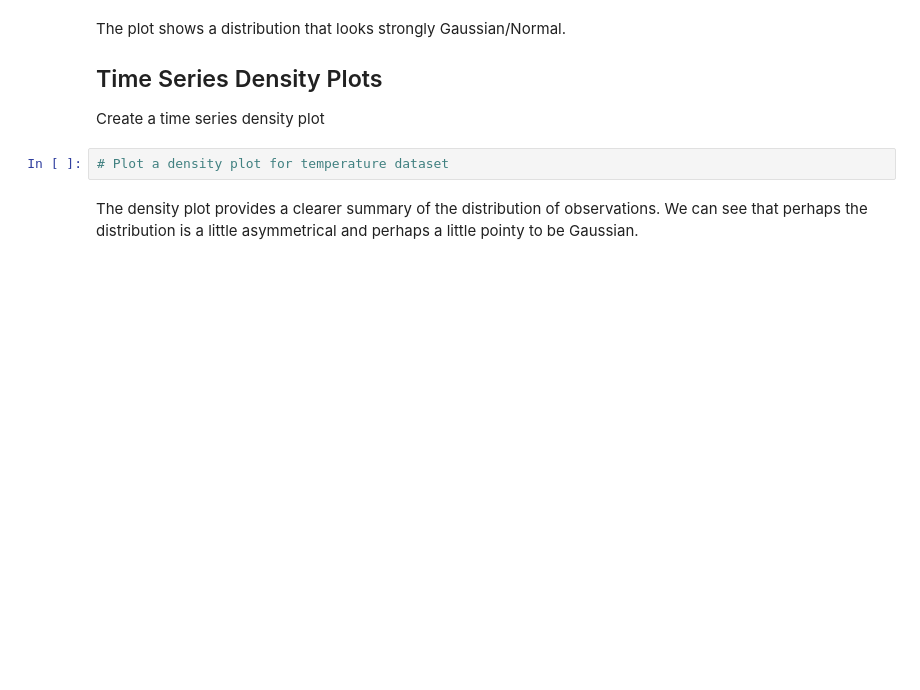
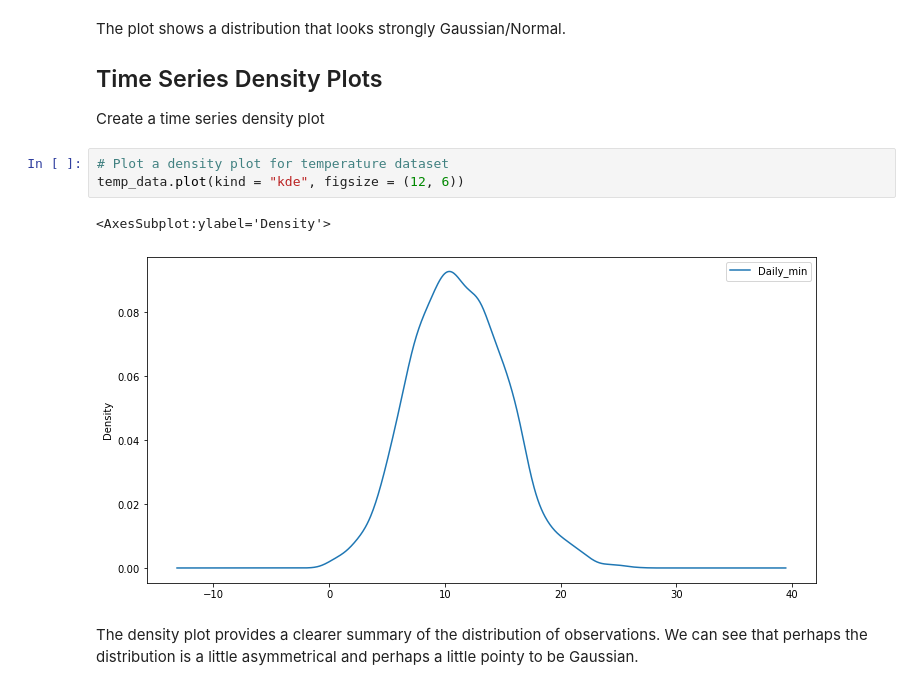
Before and after one commit to dendar/dsc-visualizing-time-series-data-lab, a Jupyter notebook: index.ipynb, the cells around one changed output. Drawn from its saved outputs; the diff is of its cells as text; blank space fills up the shorter version.

```diff
--- a/index.ipynb
+++ b/index.ipynb
@@ -136,6 +160,10 @@ The plot shows a distribution that looks strongly Gaussian/Normal.
 Create a time series density plot
 # %%
 # Plot a density plot for temperature dataset
+temp_data.plot(kind = "kde", figsize = (12, 6))
+# %% [output]
+<AxesSubplot:ylabel='Density'>
+[figure, added]
 # %% [markdown]
 The density plot provides a clearer summary of the distribution of observations. We can see that perhaps the distribution is a little asymmetrical and perhaps a little pointy to be Gaussian.
 # %% [markdown]
```
Also changed, not shown: parts of 11 cells of this notebook.
